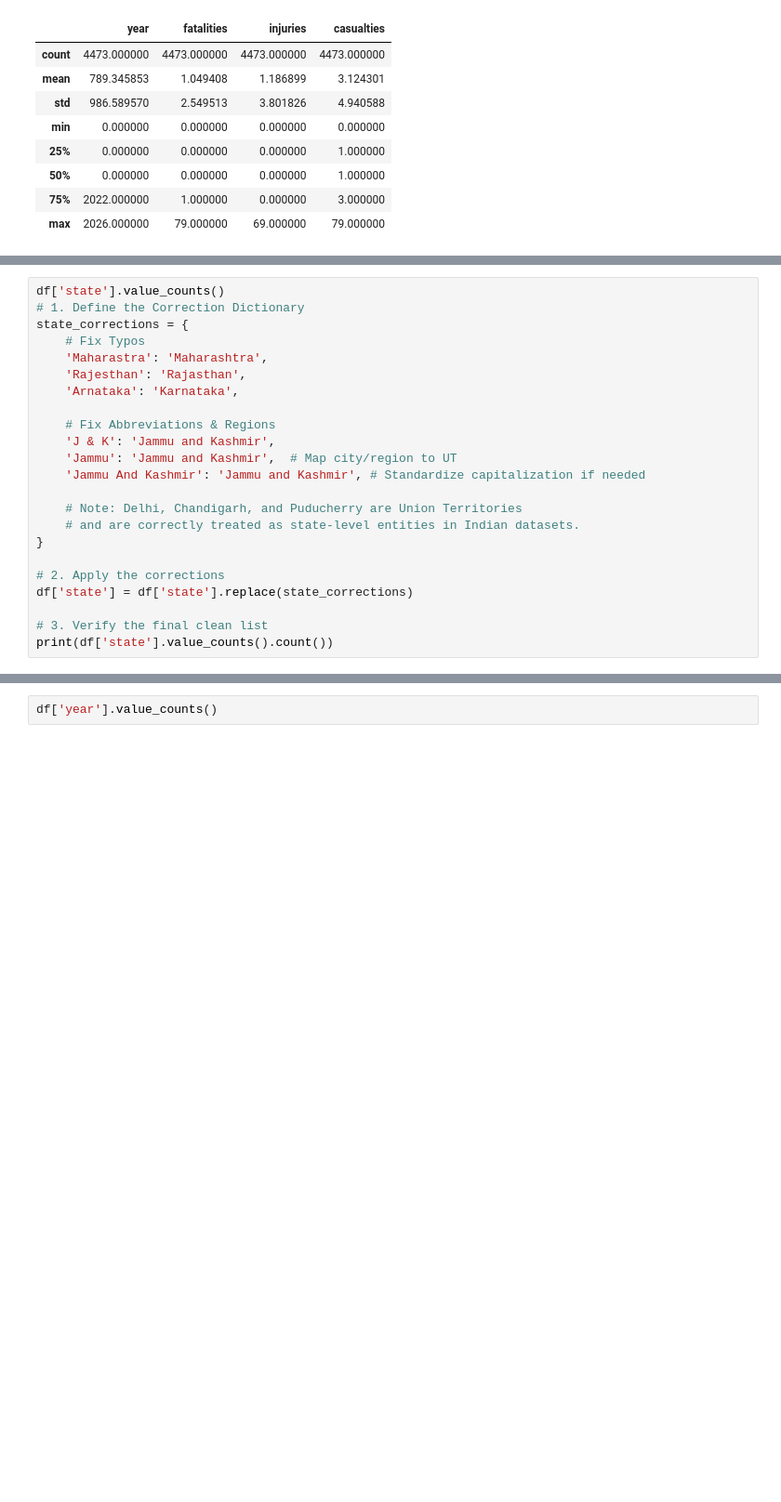
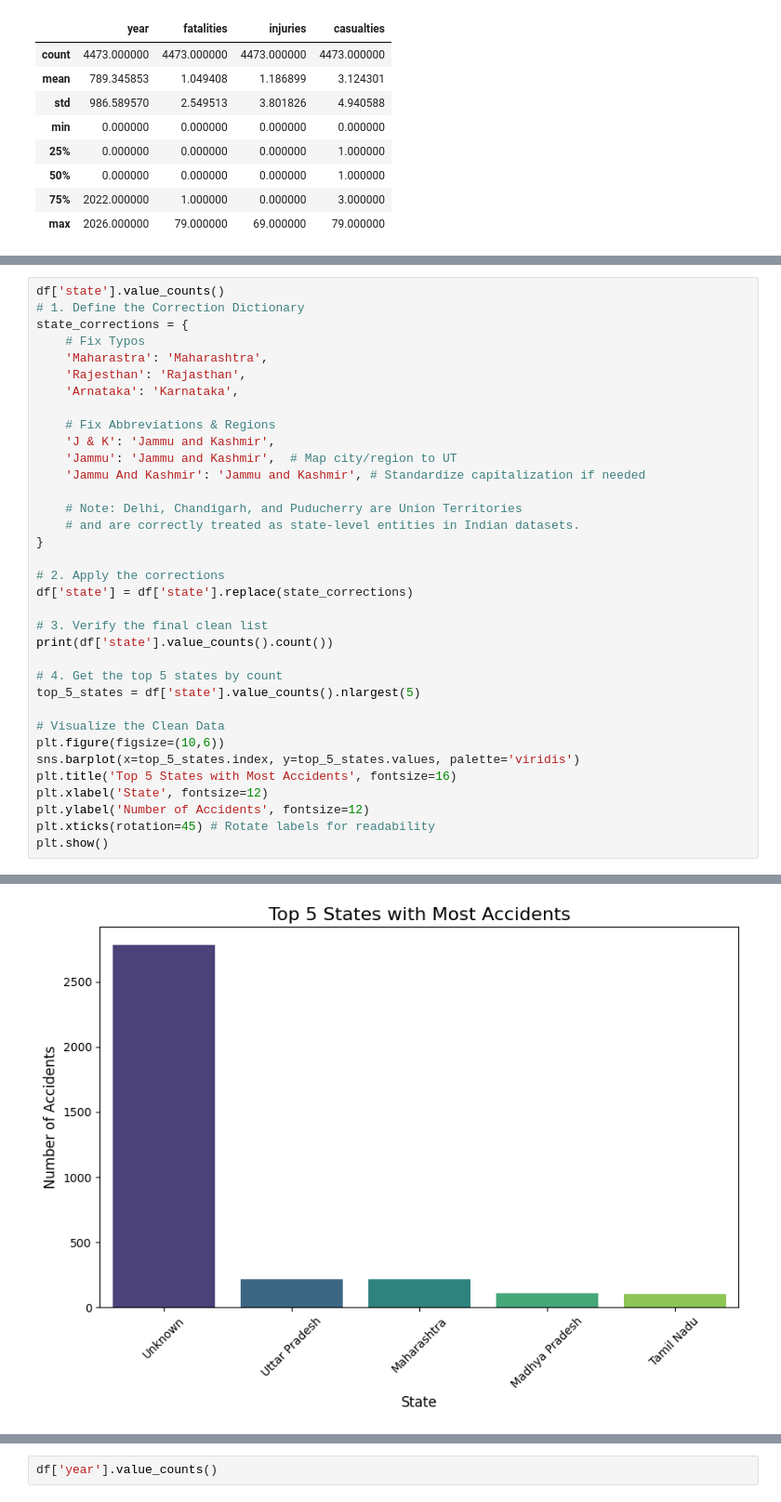
Before and after one commit to Suganthirpt/acciedent-research-engineer, a Jupyter notebook: notebooks/02. feature_engineering.ipynb, the cells around one changed output, grey strips where cells are left out. Shown at 93% size. Drawn from its saved outputs; the diff is of its cells as text; blank space fills up the shorter version.

```diff
--- a/notebooks/02. feature_engineering.ipynb
+++ b/notebooks/02. feature_engineering.ipynb
@@ -90,5 +94,17 @@ df['state'] = df['state'].replace(state_corrections)
 
 # 3. Verify the final clean list
 print(df['state'].value_counts().count())
+
+# 4. Get the top 5 states by count
+top_5_states = df['state'].value_counts().nlargest(5)
+
+# Visualize the Clean Data
+plt.figure(figsize=(10,6))
+sns.barplot(x=top_5_states.index, y=top_5_states.values, palette='viridis')
+plt.title('Top 5 States with Most Accidents', fontsize=16)
+plt.xlabel('State', fontsize=12)
+plt.ylabel('Number of Accidents', fontsize=12)
+plt.xticks(rotation=45) # Rotate labels for readability
+plt.show()
 # %% [output]
 33
@@ -94,0 +114 @@ print(df['state'].value_counts().count())
+[figure, added]
```
Also changed, not shown: parts of 37 cells of this notebook, 4 other files.
